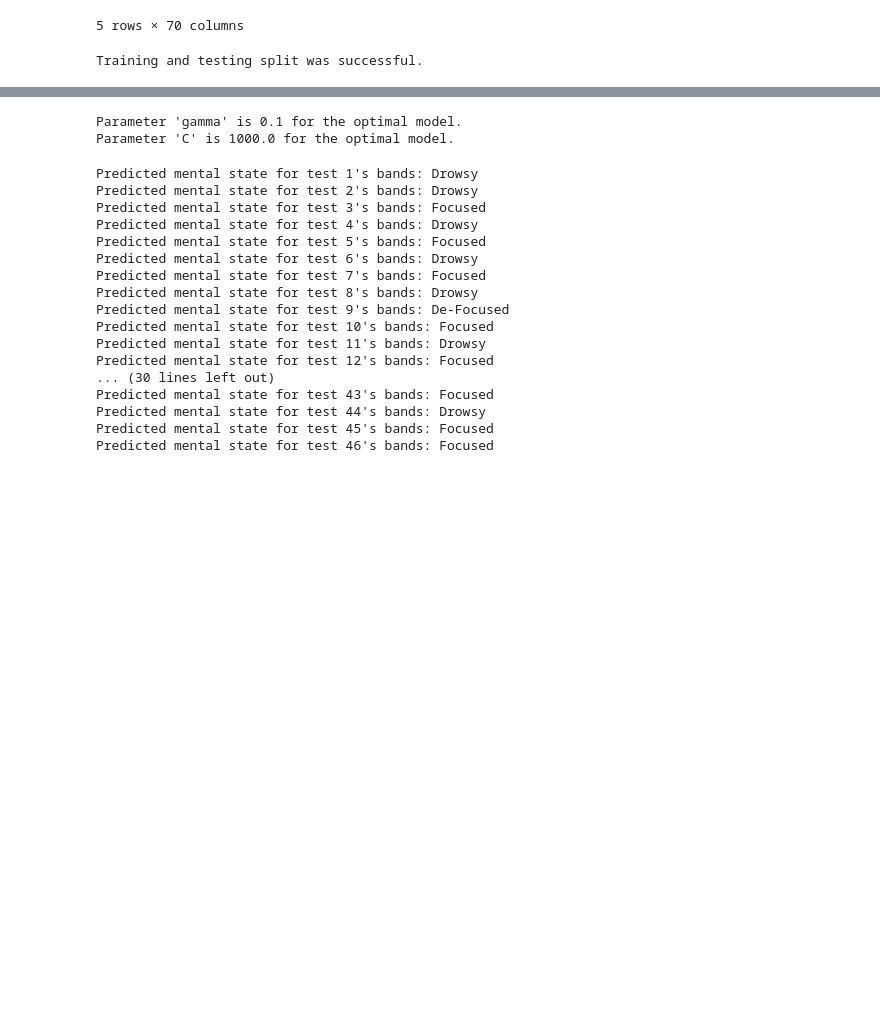
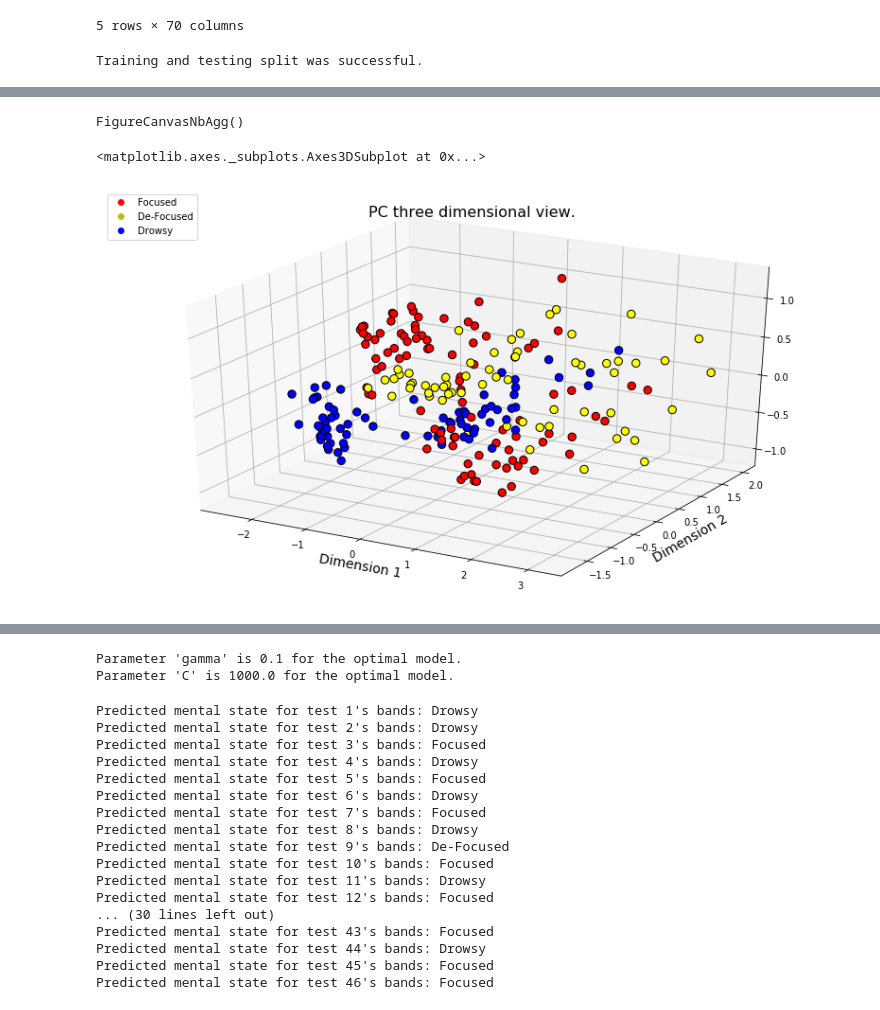
Before and after one commit to omarmagdy217/Driving-Behavior-Prediction_GP, a Jupyter notebook: Data Classification/state_prediction.ipynb, the cells around one changed output, grey strips where cells are left out. Cells and saved outputs as stored; diff of their text form; code cells hidden in the pictures; blank space fills up the shorter version.

```diff
--- a/Data Classification/state_prediction.ipynb
+++ b/Data Classification/state_prediction.ipynb
@@ -202,3 +209,16 @@ vs.biplot(good_data, reduced_data, pca)
+# %%
+# Project data on three dimensions
+reduced_data, pca = pca_projection(good_data, 3)
+
+# Enabling the `widget` backend.
+%matplotlib widget
+
+# Create a triplot
+vs.triplot(good_data, reduced_data, target_raw_out, pca)
+# %% [output]
+FigureCanvasNbAgg()
+<matplotlib.axes._subplots.Axes3DSubplot at 0x...>
+[figure, added]
 # %%
 # Fitting the PCA algorithm with our training data.
 pca = PCA().fit(X_train)
```
Also changed, not shown: parts of 6 cells of this notebook, 1 other file.
